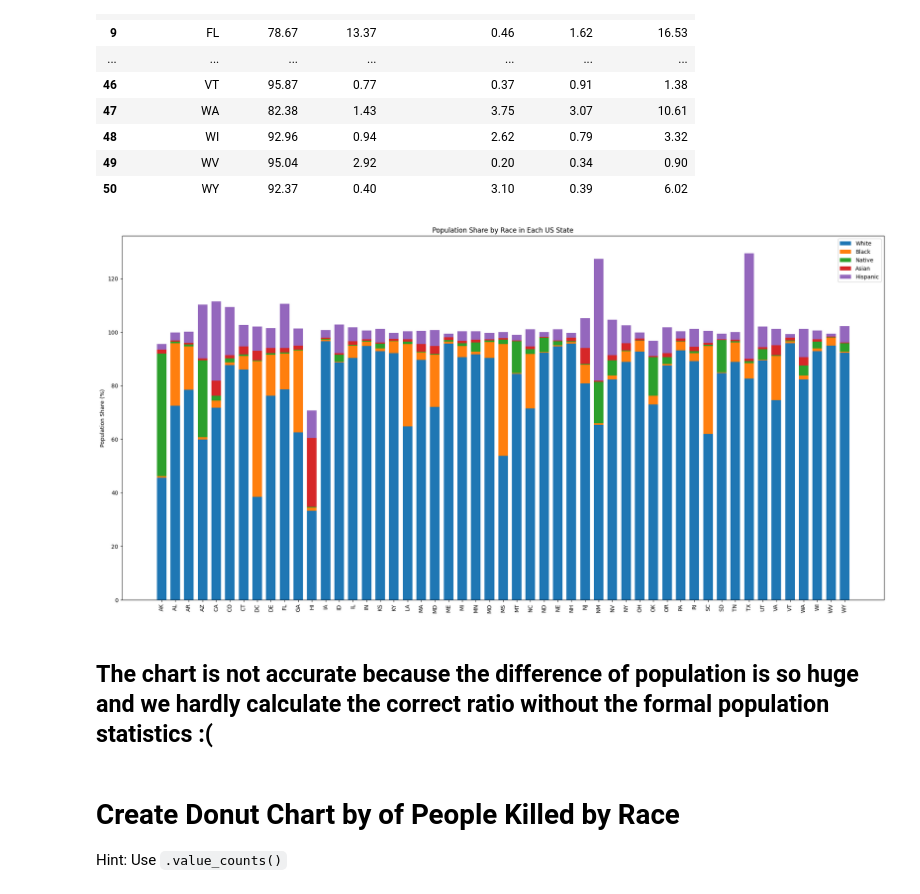
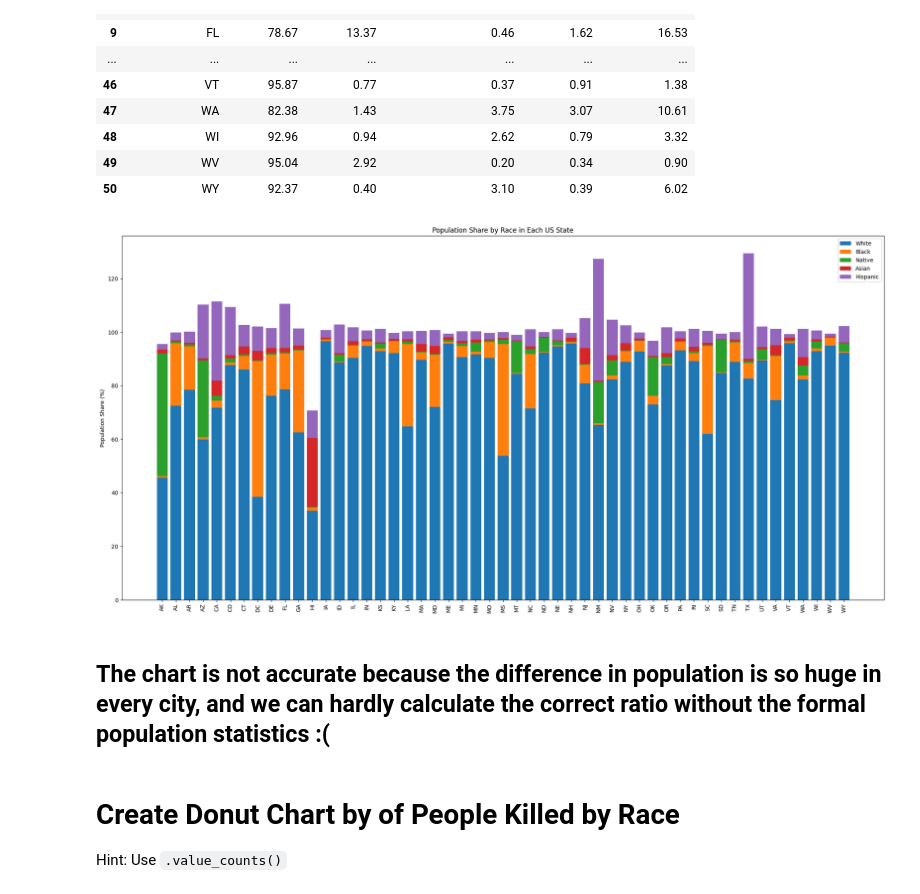
Before and after one commit to chgwyellow/Death-involving-Police-in-the-USA, a Jupyter notebook: Fatal_Force.ipynb, the cells around one changed output. Cells and saved outputs as stored; diff of their text form; code cells hidden in the pictures.

```diff
--- a/Fatal_Force.ipynb
+++ b/Fatal_Force.ipynb
@@ -313,32 +313,32 @@ df_state_race
 # %%
 states = df_state_race["Geographic area"]
 x = np.arange(len(states))
-width = 0.7
+width = 0.8 # 1 means all bars are side by side.
 
 white = df_state_race.share_white
 black = df_state_race.share_black
 native = df_state_race.share_native_american
 asian = df_state_race.share_asian
 hispanic = df_state_race.share_hispanic
 
 plt.figure(figsize=(20,10))
 
 p1 = plt.bar(x=x, height=white, width=width, label="White")
 p2 = plt.bar(x=x, height=black, width=width, bottom=white, label="Black")
 p3 = plt.bar(x=x, height=native, width=width, bottom=white+black, label="Native")
 p4 = plt.bar(x=x, height=asian, width=width, bottom=white+black+native, label="Asian")
 p5 = plt.bar(x=x, height=hispanic, width=width, bottom=white+black+native+asian, label="Hispanic")
 
 plt.xticks(ticks=x, labels=states, rotation=90)
 plt.ylabel("Population Share (%)")
 plt.title("Population Share by Race in Each US State")
 plt.legend()
 plt.tight_layout()
 plt.show()
 # %% [output]
-[figure, old version]
+[figure, new version]
 # %% [markdown]
-## The chart is not accurate because the difference of population is so huge and we hardly calculate the correct ratio without the formal population statistics :(
+## The chart is not accurate because the difference in population is so huge in every city, and we can hardly calculate the correct ratio without the formal population statistics :(
 # %% [markdown]
 # Create Donut Chart by of People Killed by Race
 
```
